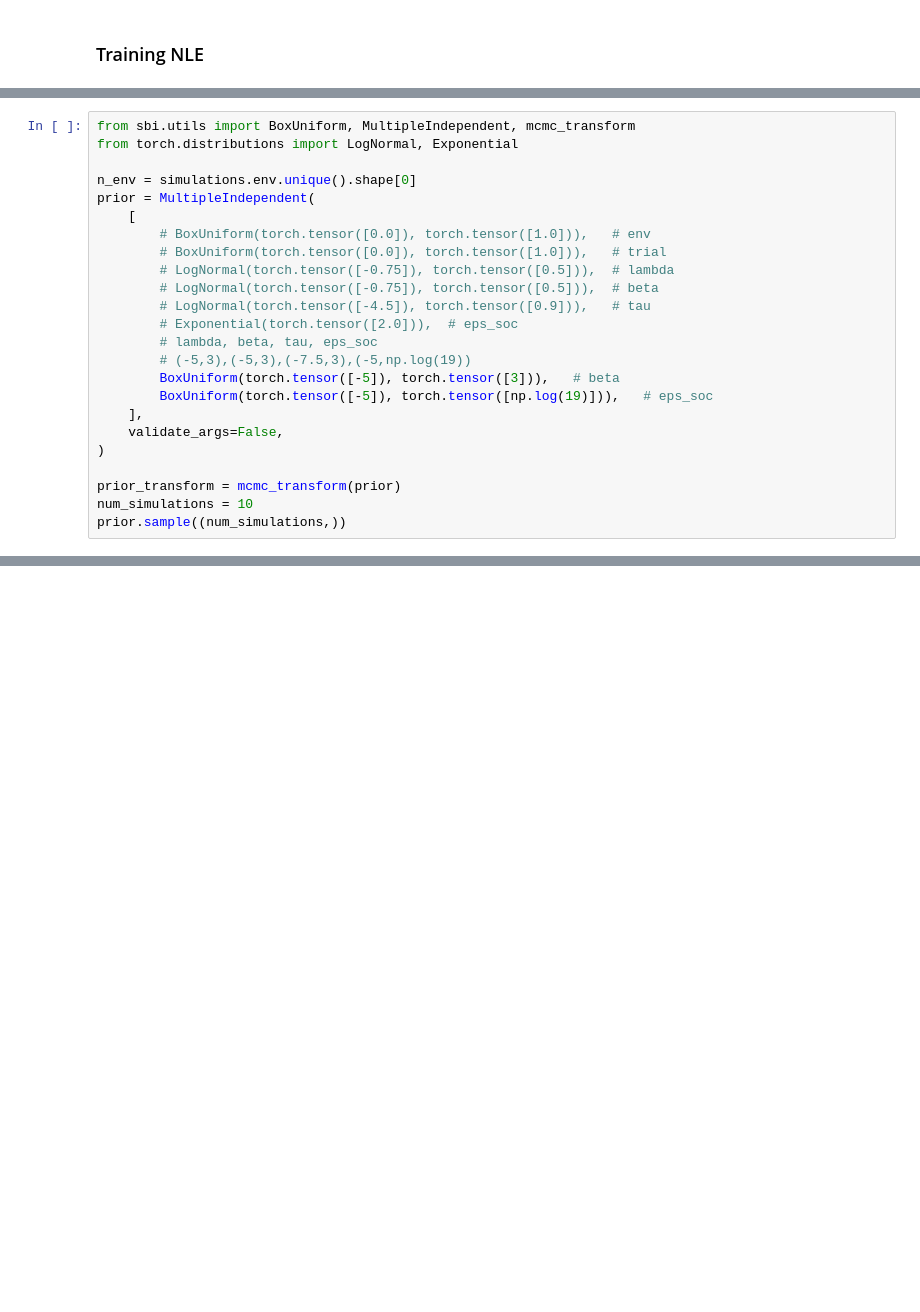
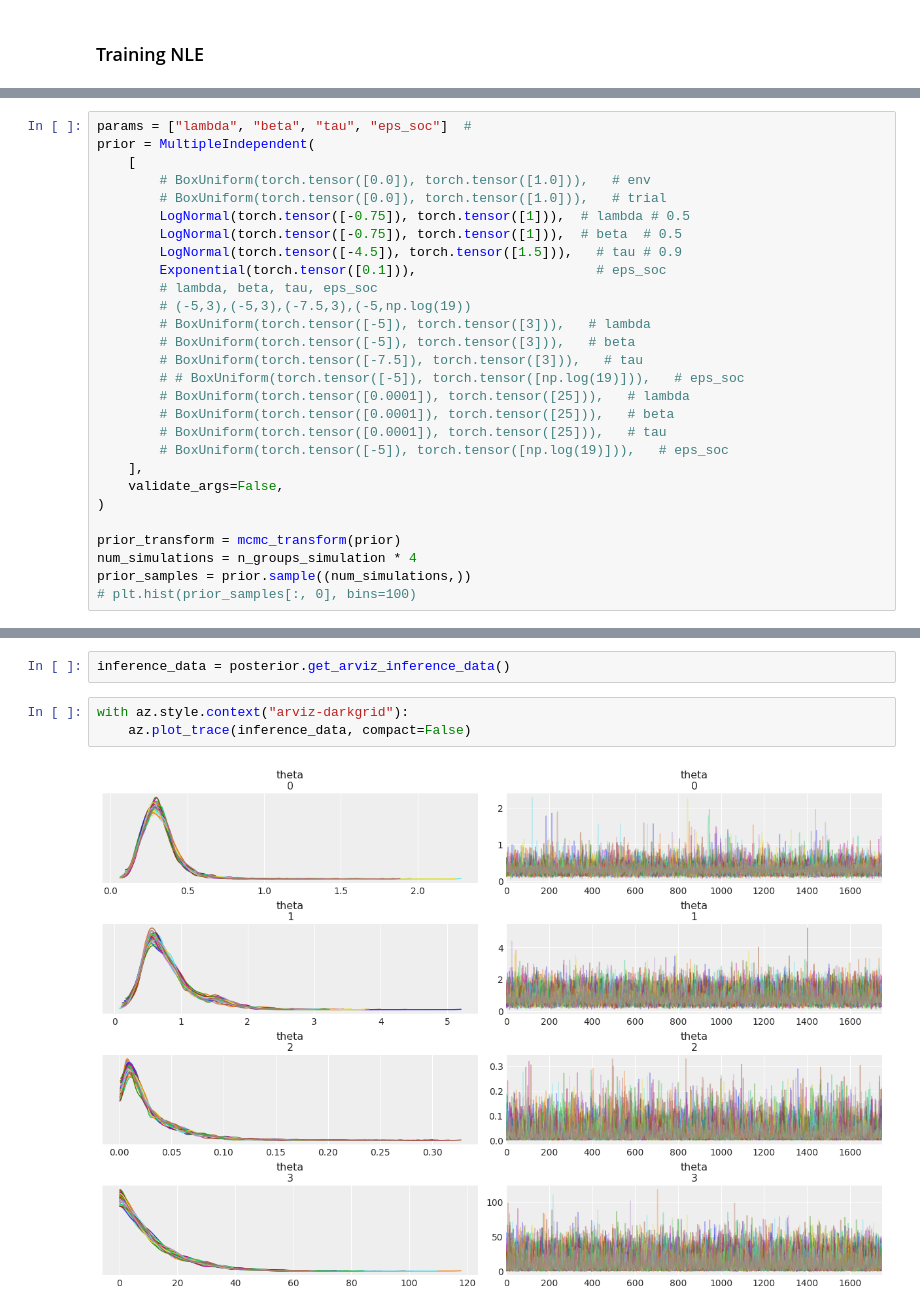
Before and after one commit to vagechirkov/socialGeneralizationSBI, a Jupyter notebook: sbi.ipynb, the cells around one changed output, grey strips where cells are left out. Drawn from its saved outputs; the diff is of its cells as text; blank space fills up the shorter version.

```diff
--- a/sbi.ipynb
+++ b/sbi.ipynb
@@ -104,24 +88,28 @@ x = torch.tensor(simulations['choice'].to_numpy(), dtype=torch.float32).unsqueez
 # %%
-from sbi.utils import BoxUniform, MultipleIndependent, mcmc_transform
-from torch.distributions import LogNormal, Exponential
-
-n_env = simulations.env.unique().shape[0]
+params = ["lambda", "beta", "tau", "eps_soc"]  #
 prior = MultipleIndependent(
     [
         # BoxUniform(torch.tensor([0.0]), torch.tensor([1.0])),   # env
         # BoxUniform(torch.tensor([0.0]), torch.tensor([1.0])),   # trial
-        # LogNormal(torch.tensor([-0.75]), torch.tensor([0.5])),  # lambda
-        # LogNormal(torch.tensor([-0.75]), torch.tensor([0.5])),  # beta
-        # LogNormal(torch.tensor([-4.5]), torch.tensor([0.9])),   # tau
-        # Exponential(torch.tensor([2.0])),  # eps_soc
+        LogNormal(torch.tensor([-0.75]), torch.tensor([1])),  # lambda # 0.5
+        LogNormal(torch.tensor([-0.75]), torch.tensor([1])),  # beta  # 0.5
+        LogNormal(torch.tensor([-4.5]), torch.tensor([1.5])),   # tau # 0.9
+        Exponential(torch.tensor([0.1])),                       # eps_soc
         # lambda, beta, tau, eps_soc
         # (-5,3),(-5,3),(-7.5,3),(-5,np.log(19))
-        BoxUniform(torch.tensor([-5]), torch.tensor([3])),   # beta
-        BoxUniform(torch.tensor([-5]), torch.tensor([np.log(19)])),   # eps_soc
+        # BoxUniform(torch.tensor([-5]), torch.tensor([3])),   # lambda
+        # BoxUniform(torch.tensor([-5]), torch.tensor([3])),   # beta
+        # BoxUniform(torch.tensor([-7.5]), torch.tensor([3])),   # tau
+        # # BoxUniform(torch.tensor([-5]), torch.tensor([np.log(19)])),   # eps_soc
+        # BoxUniform(torch.tensor([0.0001]), torch.tensor([25])),   # lambda
+        # BoxUniform(torch.tensor([0.0001]), torch.tensor([25])),   # beta
+        # BoxUniform(torch.tensor([0.0001]), torch.tensor([25])),   # tau
+        # BoxUniform(torch.tensor([-5]), torch.tensor([np.log(19)])),   # eps_soc
     ],
     validate_args=False,
 )
 
 prior_transform = mcmc_transform(prior)
-num_simulations = 10
-prior.sample((num_simulations,))
+num_simulations = n_groups_simulation * 4
+prior_samples = prior.sample((num_simulations,))
+# plt.hist(prior_samples[:, 0], bins=100)
@@ -171,2 +188,9 @@ posterior_sample = posterior.sample((num_samples,), x=x_o.T)
+# %%
+inference_data = posterior.get_arviz_inference_data()
+# %%
+with az.style.context("arviz-darkgrid"):
+    az.plot_trace(inference_data, compact=False)
+# %% [output]
+[figure, added]
 # %%
 from sbi.analysis import pairplot
```
Also changed, not shown: parts of 25 cells of this notebook.
